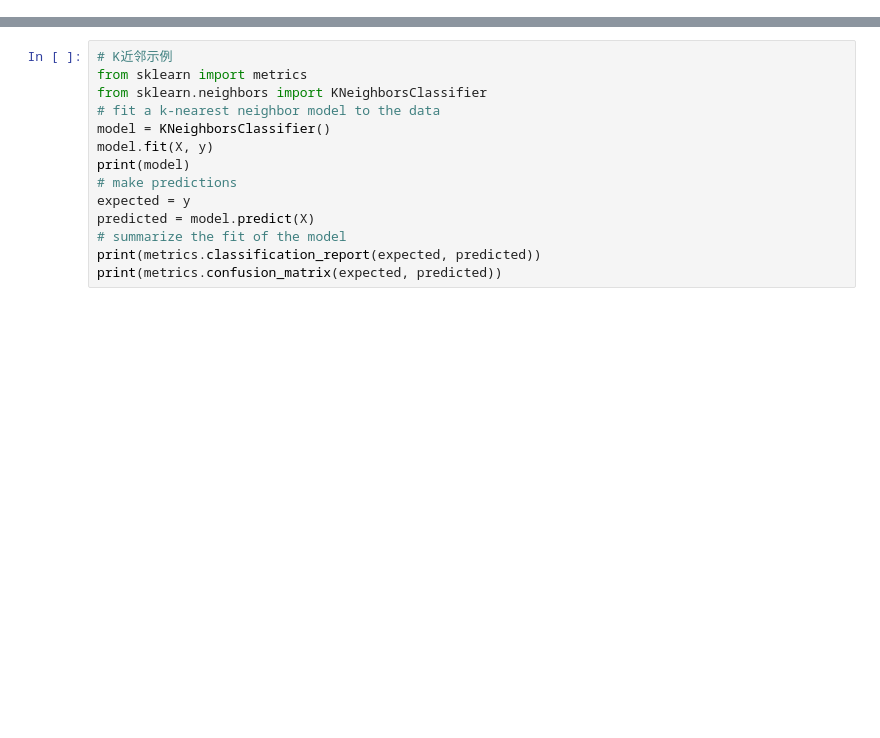
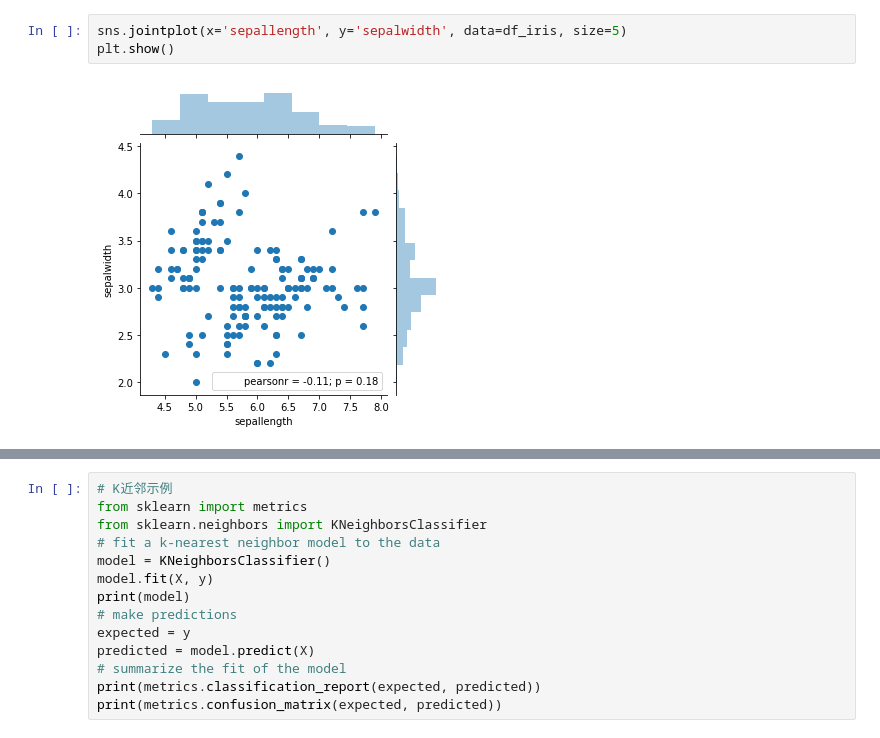
Before and after one commit to wqw547243068/wangqiwen, a Jupyter notebook: jupyter/scikit-learn-example.ipynb, the cells around one changed output, grey strips where cells are left out. Saved outputs shown, nothing was run; the diff lists cells and outputs as text; blank space fills up the shorter version.

```diff
--- a/jupyter/scikit-learn-example.ipynb
+++ b/jupyter/scikit-learn-example.ipynb
@@ -24,0 +161,5 @@ plt.show()
+# %%
+sns.jointplot(x='sepallength', y='sepalwidth', data=df_iris, size=5)
+plt.show()
+# %% [output]
+[figure, added]
```
Also changed, not shown: parts of 33 cells of this notebook, 20 other files.
